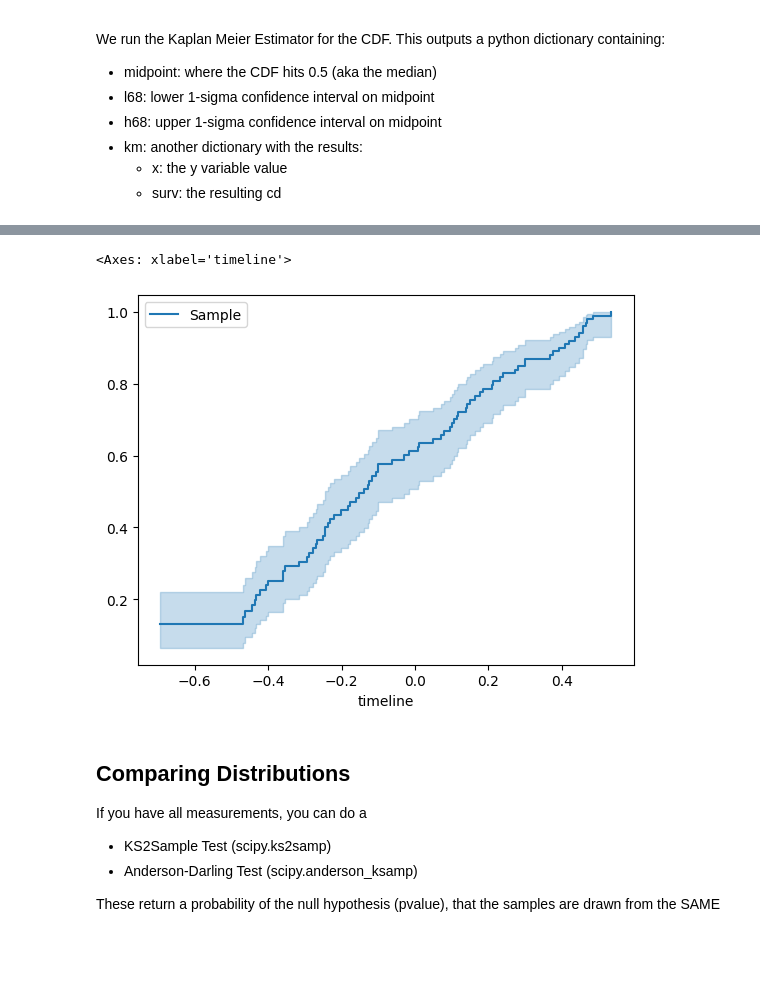
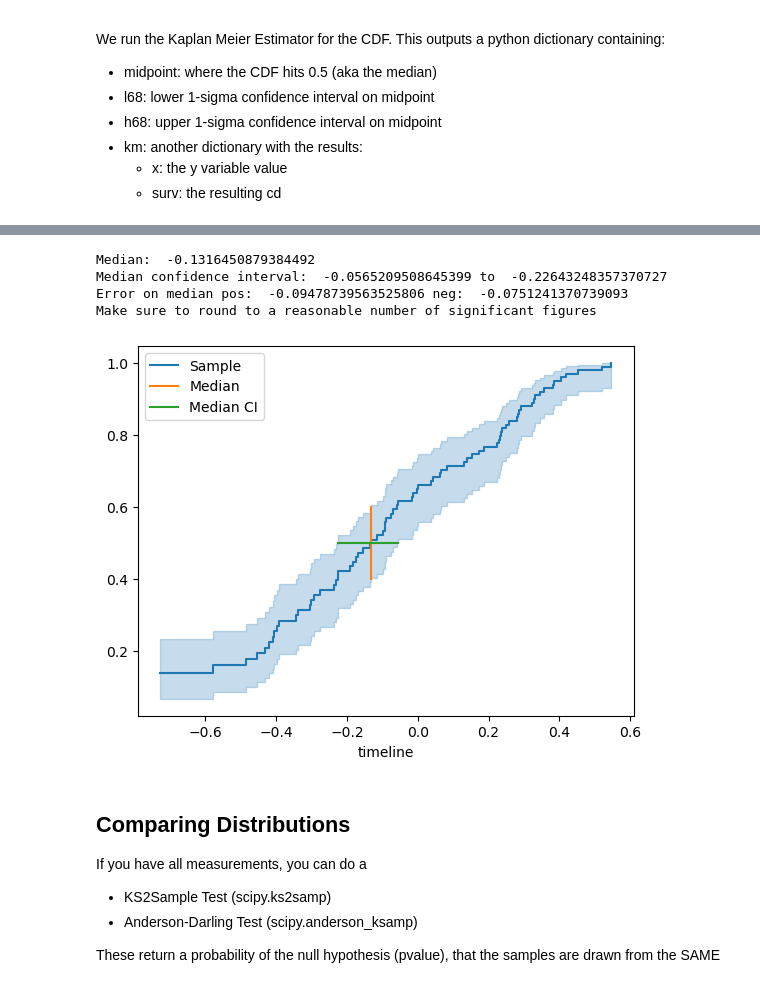
Before and after one commit to karenlmasters/HaverfordGalaxyGroup, a Jupyter notebook: BasicCode/SurvivalAnalysisTutorial.ipynb, the cells around one changed output, grey strips where cells are left out. Drawn from its saved outputs; the diff is of its cells as text; code cells hidden in the pictures; blank space fills up the shorter version.

```diff
--- a/BasicCode/SurvivalAnalysisTutorial.ipynb
+++ b/BasicCode/SurvivalAnalysisTutorial.ipynb
@@ -213,11 +242,30 @@ plt.legend()
 # %%
 #This will do the same thing using the Kaplan Meier code in lifelines, looks the same but has nice error ranges. I'd do this one.
 kmf = KaplanMeierFitter()
 kmf.fit_left_censoring(yres,~lims) #Lims=True for upper limits, but this function assumes you pass a list of True for detections.
 kmf.plot_cumulative_density(label='Sample') #will plot the CDF
+
+median = kmf.median_survival_time_
+median_confidence_interval = median_survival_times(kmf.confidence_interval_)
+L95=np.array(median_confidence_interval)[0][0] #Why - I don't know but this works!
+H95=np.array(median_confidence_interval)[0][1] #Why - I don't know but this works!
+
+plt.plot([median,median],[0.4,0.6],label='Median')
+plt.plot([L95,H95],[0.5,0.5],label='Median CI')
+#plt.plot([L95,L95],[0.4,0.6],label='L95th')
+#plt.plot([H95,H95],[0.4,0.6],label='H95th')
+plt.legend()
+
+print('Median: ', median)
+print('Median confidence interval: ',L95, 'to ', H95)
+print('Error on median pos: ', H95-median, 'neg: ', median-L95)
+print('Make sure to round to a reasonable number of significant figures')
 # %% [output]
-<Axes: xlabel='timeline'>
+Median:  -0.1316450879384492
+Median confidence interval:  -0.0565209508645399 to  -0.22643248357370727
+Error on median pos:  -0.09478739563525806 neg:  -0.0751241370739093
+Make sure to round to a reasonable number of significant figures
-[figure, old version]
+[figure, new version]
 # %% [markdown]
 ## Comparing Distributions
 
```
Also changed, not shown: parts of 8 cells of this notebook.
